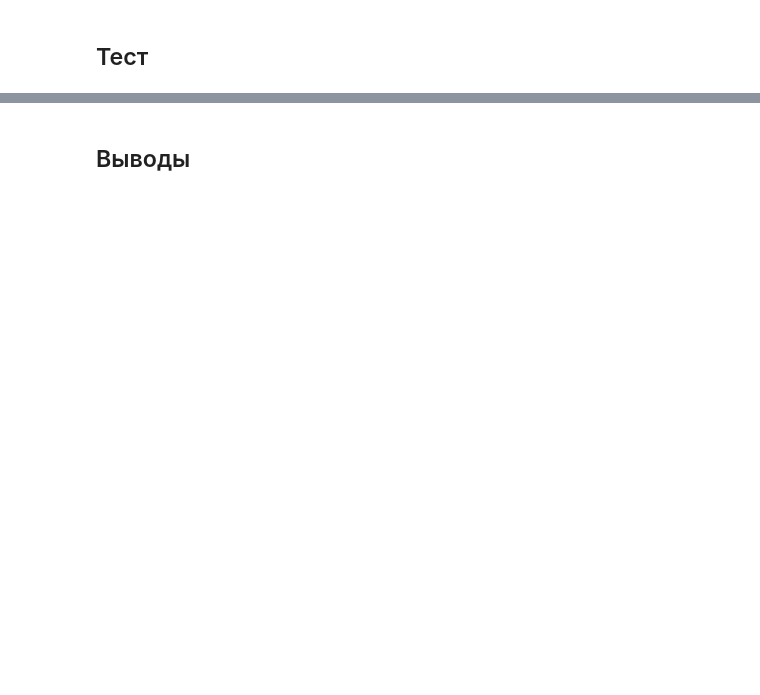
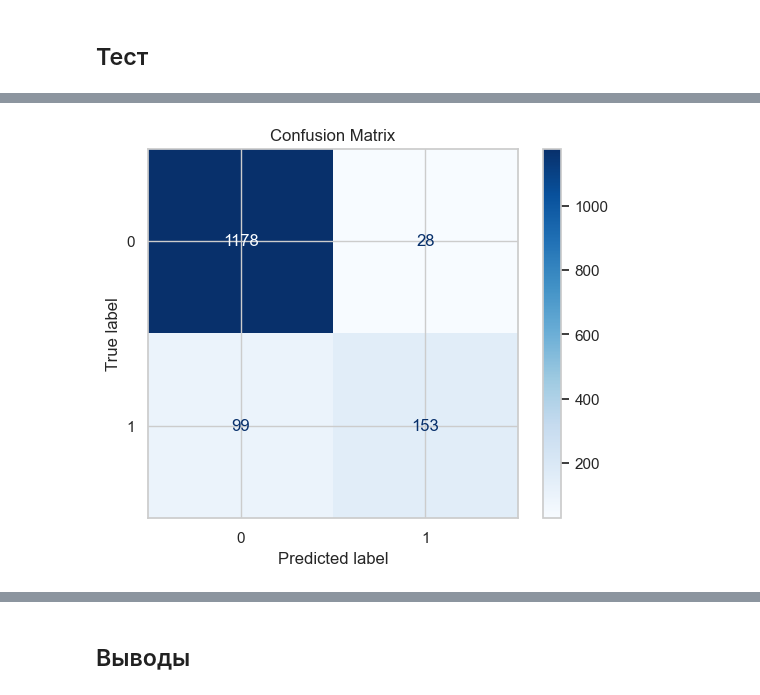
Before and after one commit to IvanovMaxim1992/project, a Jupyter notebook: Финальный проект.ipynb, the cells around one changed output, grey strips where cells are left out. Drawn from its saved outputs; the diff is of its cells as text; code cells hidden in the pictures; blank space fills up the shorter version.

```diff
--- a/Финальный проект.ipynb
+++ b/Финальный проект.ipynb
@@ -589,15 +912,3 @@ y = df['Churn']
 X_train, X_test, y_train, y_test = train_test_split(
     X, y, test_size=0.25, random_state=RANDOM_STATE, stratify=y
 )
-
-# Определяем категориальные признаки
-categorical_features = X.select_dtypes(include=['object']).columns.tolist()
-
-# Создаем и обучаем модель CatBoost
-model = CatBoostClassifier(
-    random_state=RANDOM_STATE,
-    verbose=0,  # Отключаем вывод логов
-    cat_features=categorical_features  # Указываем категориальные признаки
-)
-
-model.fit(X_train, y_train)
@@ -619,0 +915,24 @@ shap.summary_plot(shap_values, X_train)
+# %%
+# Определяем числовые и категориальные признаки
+numeric_features = X.select_dtypes(include=['int64', 'float64']).columns.tolist()
+categorical_features = X.select_dtypes(include=['object']).columns.tolist()
+
+# Обработка числовых признаков
+numeric_transformer = Pipeline(steps=[
+    ('imputer', SimpleImputer(strategy='median')),  # Заполнение пропусков медианой
+    ('scaler', StandardScaler())                   # Масштабирование
+])
+
+# Обработка категориальных признаков
+categorical_transformer = Pipeline(steps=[
+    ('imputer', SimpleImputer(strategy='most_frequent')),  # Заполнение пропусков наиболее частым значением
+    ('onehot', OneHotEncoder(drop='first', handle_unknown='ignore'))  # Кодирование с избежанием dummy trap
+])
+
+# Объединяем преобразования в ColumnTransformer
+preprocessor = ColumnTransformer(
+    transformers=[
+        ('num', numeric_transformer, numeric_features),
+        ('cat', categorical_transformer, categorical_features)
+    ]
+)
@@ -863,0 +1387,9 @@ F1-score на тестовой выборке: 0.6497
+# %%
+# Построение матрицы ошибок
+cm = confusion_matrix(y_test, y_pred, labels=pipeline.named_steps['model'].classes_)
+disp = ConfusionMatrixDisplay(confusion_matrix=cm, display_labels=pipeline.named_steps['model'].classes_)
+disp.plot(cmap='Blues')
+plt.title("Confusion Matrix")
+plt.show()
+# %% [output]
+[figure, added]
```
Also changed, not shown: parts of 51 cells of this notebook, 4 other files.
